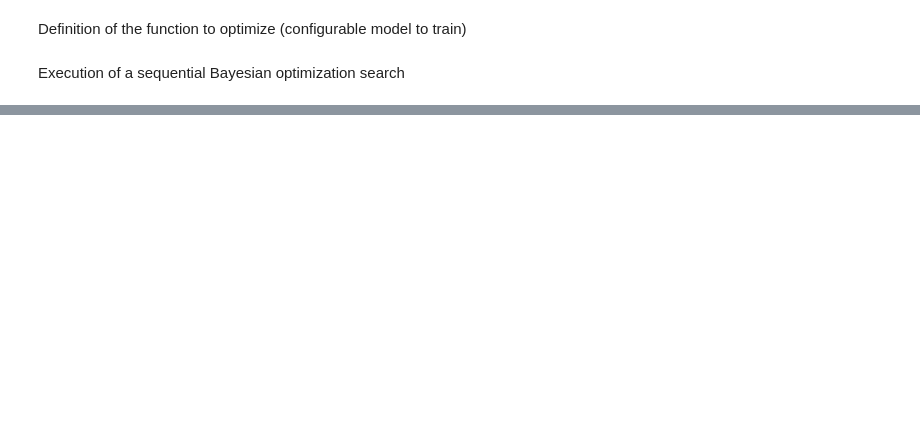
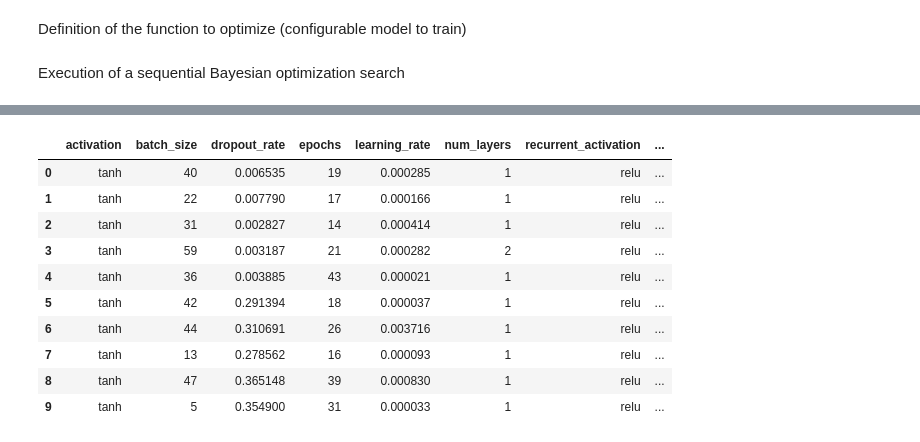
Before and after one commit to deephyper/anl-22-summer-workshop, a Jupyter notebook: notebooks/1-Hyperparameter-Search.ipynb, the cells around one changed output, grey strips where cells are left out. Drawn from its saved outputs; the diff is of its cells as text; code cells hidden in the pictures; blank space fills up the shorter version.

Commit message:
move data dir to root, added checkpointing restart in hpo notebook

```diff
--- a/notebooks/1-Hyperparameter-Search.ipynb
+++ b/notebooks/1-Hyperparameter-Search.ipynb
@@ -535,0 +551,22 @@ IndexError: pop from an empty deque
+# %%
+search = CBO(problem, run, log_dir="cbo-chkpt-results", random_state=42)
+
+# Load and infer the checkpoint for the new search
+search.fit_surrogate("cbo-results/results.csv")
+
+# Continue the search
+results = search.search(max_evals=10)
+# %%
+results
+# %% [output]
+|  | activation | batch_size | dropout_rate | epochs | learning_rate | num_layers | recurrent_activation | ... |
+| 0 | tanh | 40 | 0.006535 | 19 | 0.000285 | 1 | relu | ... |
+| 1 | tanh | 22 | 0.007790 | 17 | 0.000166 | 1 | relu | ... |
+| 2 | tanh | 31 | 0.002827 | 14 | 0.000414 | 1 | relu | ... |
+| 3 | tanh | 59 | 0.003187 | 21 | 0.000282 | 2 | relu | ... |
+| 4 | tanh | 36 | 0.003885 | 43 | 0.000021 | 1 | relu | ... |
+| 5 | tanh | 42 | 0.291394 | 18 | 0.000037 | 1 | relu | ... |
+| 6 | tanh | 44 | 0.310691 | 26 | 0.003716 | 1 | relu | ... |
+| 7 | tanh | 13 | 0.278562 | 16 | 0.000093 | 1 | relu | ... |
+| 8 | tanh | 47 | 0.365148 | 39 | 0.000830 | 1 | relu | ... |
+| 9 | tanh | 5 | 0.354900 | 31 | 0.000033 | 1 | relu | ... |
```
Also changed, not shown: parts of 16 cells of this notebook, 9 other files.
